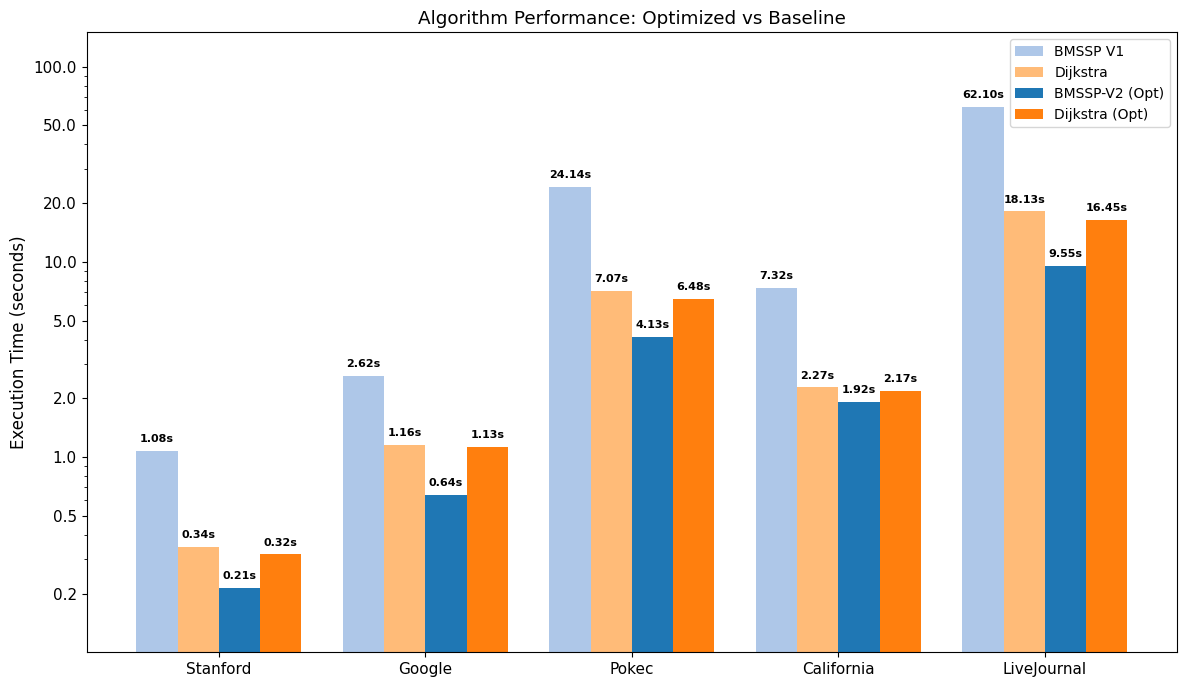
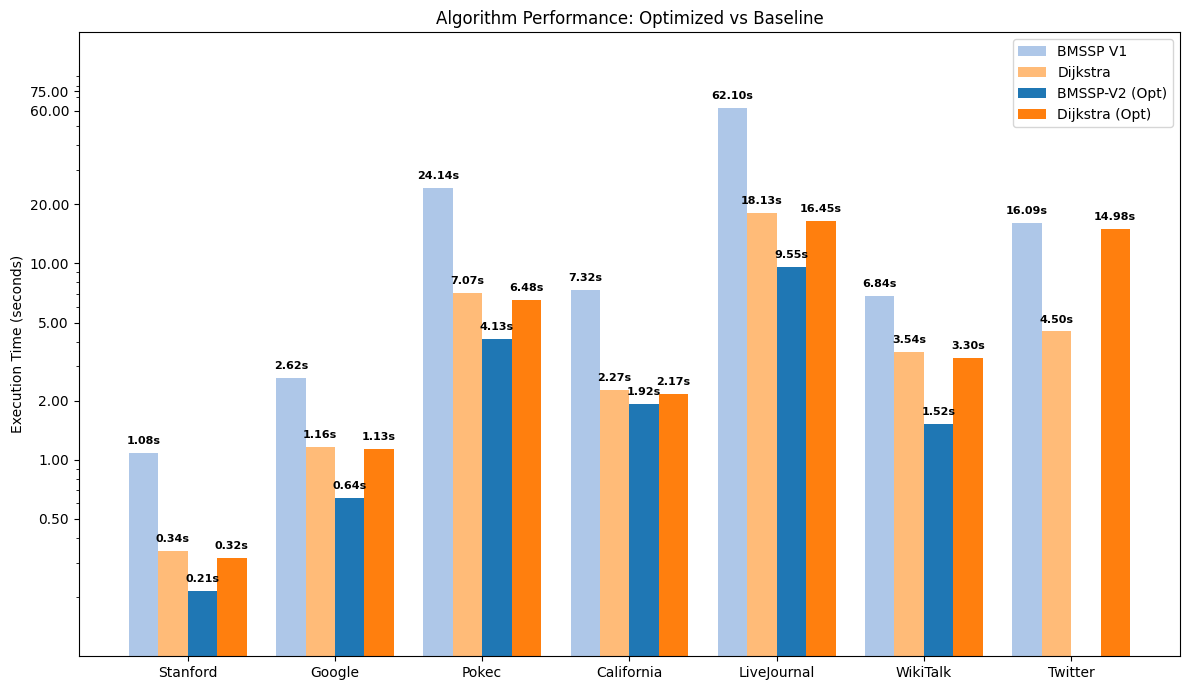
The notebook cell's code change between the first figure and the second:
--- before
+++ after
@@ -5,9 +5,9 @@
 
 data = {
-    'Dataset': ['Stanford', 'Google', 'Pokec', 'California', 'LiveJournal'],
-    'BMSSP V1': [1.0779, 2.6174, 24.1432, 7.3192, 62.0967],
-    'Dijkstra': [0.3447, 1.1571, 7.0684, 2.2727, 18.1283],
-    'BMSSP-V2 (Optimized)': [0.2141, 0.6392, 4.1297, 1.9153, 9.5515],
-    'Dijkstra (Optimized)': [0.3171, 1.1297, 6.4779, 2.1733, 16.4488]
+    'Dataset': ['Stanford', 'Google', 'Pokec', 'California', 'LiveJournal', 'WikiTalk', 'Twitter'],
+    'BMSSP V1': [1.0779, 2.6174, 24.1432, 7.3192, 62.0967, 6.8408, 16.0902],
+    'Dijkstra': [0.3447, 1.1571, 7.0684, 2.2727, 18.1283, 3.5418, 4.5017],
+    'BMSSP-V2 (Optimized)': [0.2141, 0.6392, 4.1297, 1.9153, 9.5515, 1.5187, 0.0360],
+    'Dijkstra (Optimized)': [0.3171, 1.1297, 6.4779, 2.1733, 16.4488, 3.3020, 14.9829]
 }
 
@@ -25,5 +25,5 @@
 ax.set_yscale('log')
 ax.yaxis.set_major_formatter(ScalarFormatter())
-ax.set_yticks([0.2, 0.5, 1, 2, 5, 10, 20, 50, 100])
+ax.set_yticks([0, 0.02, 0.5, 1, 2, 5, 10, 20, 60, 75])
 
 # 2. ADD DATA LABELS

Commit: add more datasets and results